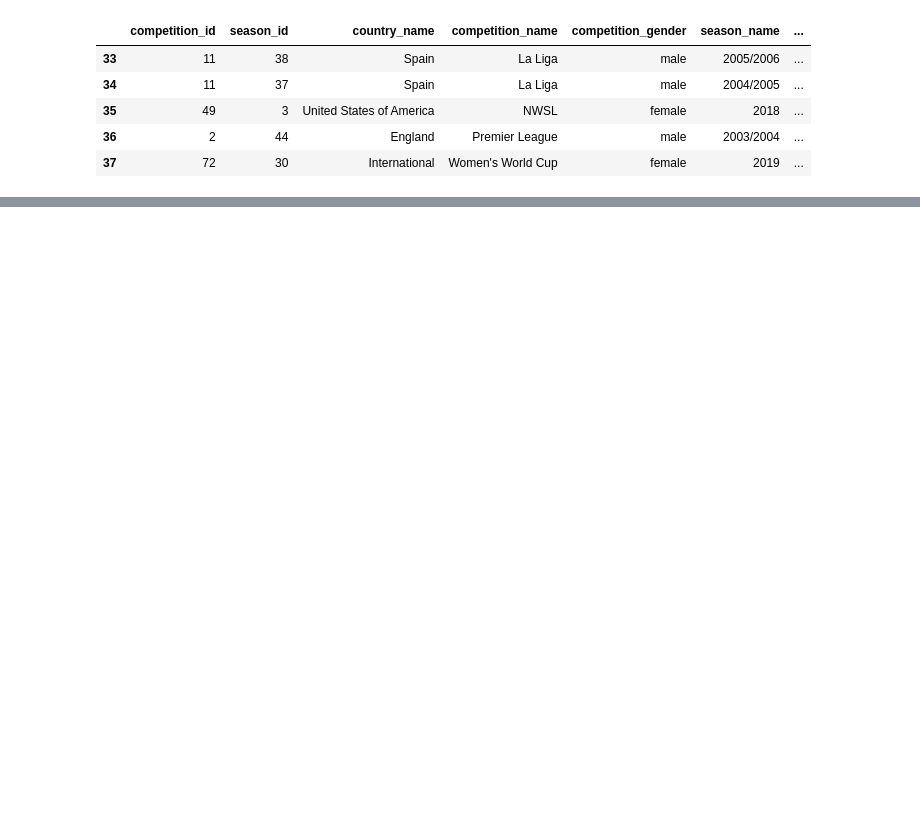
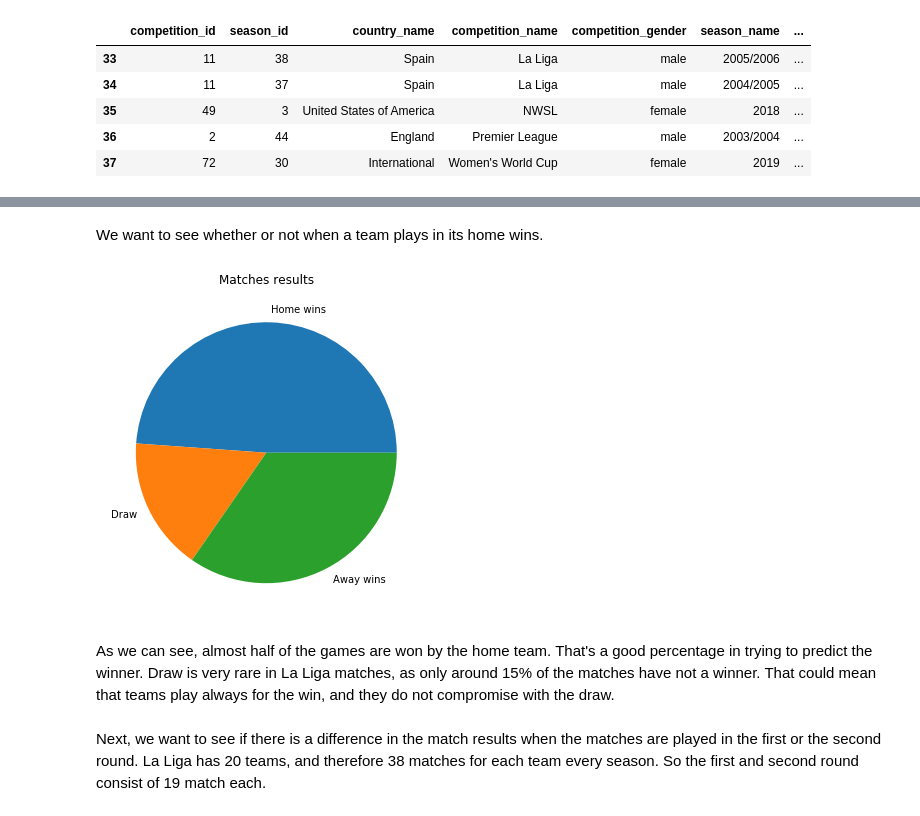
Before and after one commit to christouandr7/statsbomb_laliga, a Jupyter notebook: LaLiga.ipynb, the cells around one changed output, grey strips where cells are left out. Saved outputs shown, nothing was run; the diff lists cells and outputs as text; code cells hidden in the pictures; blank space fills up the shorter version.

```diff
--- a/LaLiga.ipynb
+++ b/LaLiga.ipynb
@@ -303,22 +25,0 @@ barca_home_matches_12_13["conc"] = barca_home_matches_12_13.apply(f, axis = 1)
-# %%
-#print(all_files)
-match_p = pd.DataFrame()
-player_played = []
-i = 0
-
-for match in barca_home_matches_ids_11_12:
-    path = "./data/lineups/{}.json".format(match)
-    with open(path) as f:
-        a = json.load(f)
-        norm = pd.json_normalize(a, "lineup")
-        if "Cesc Fàbregas" in norm.player_nickname.values:
-            player_played.append(True)
-        else:
-            player_played.append(False)
-
-        i += 1
-        match_p = match_p.append(norm)
-
-
-barca_home_matches_11_12["player"] = player_played
-barca_home_matches_11_12
@@ -441,0 +83,19 @@ array([[0, 1],
+# %% [markdown]
+We want to see whether or not when a team plays in its home wins.
+# %%
+home_wins = laliga_cleaned[laliga_cleaned["result"] == "1"].shape[0] #when home team wins
+draw = laliga_cleaned[laliga_cleaned["result"] == "x"].shape[0] #when the result is draw
+away_wins = laliga_cleaned[laliga_cleaned["result"] == "2"].shape[0] #when away team wins
+x = ["Home wins", "Draw", "Away wins"]
+total = laliga_cleaned.shape[0] #total matches
+y = [home_wins / total * 100, draw / total * 100, away_wins / total * 100] #get results percentages
+
+plt.pie(y, labels = x)
+plt.title("Matches results")
+plt.show()
+# %% [output]
+[figure, added]
+# %% [markdown]
+As we can see, almost half of the games are won by the home team. That's a good percentage in trying to predict the winner. Draw is very rare in La Liga matches, as only around 15% of the matches have not a winner. That could mean that teams play always for the win, and they do not compromise with the draw.
+# %% [markdown]
+Next, we want to see if there is a difference in the match results when the matches are played in the first or the second round. La Liga has 20 teams, and therefore 38 matches for each team every season. So the first and second round consist of 19 match each.
```
Also changed, not shown: parts of 66 cells of this notebook.
